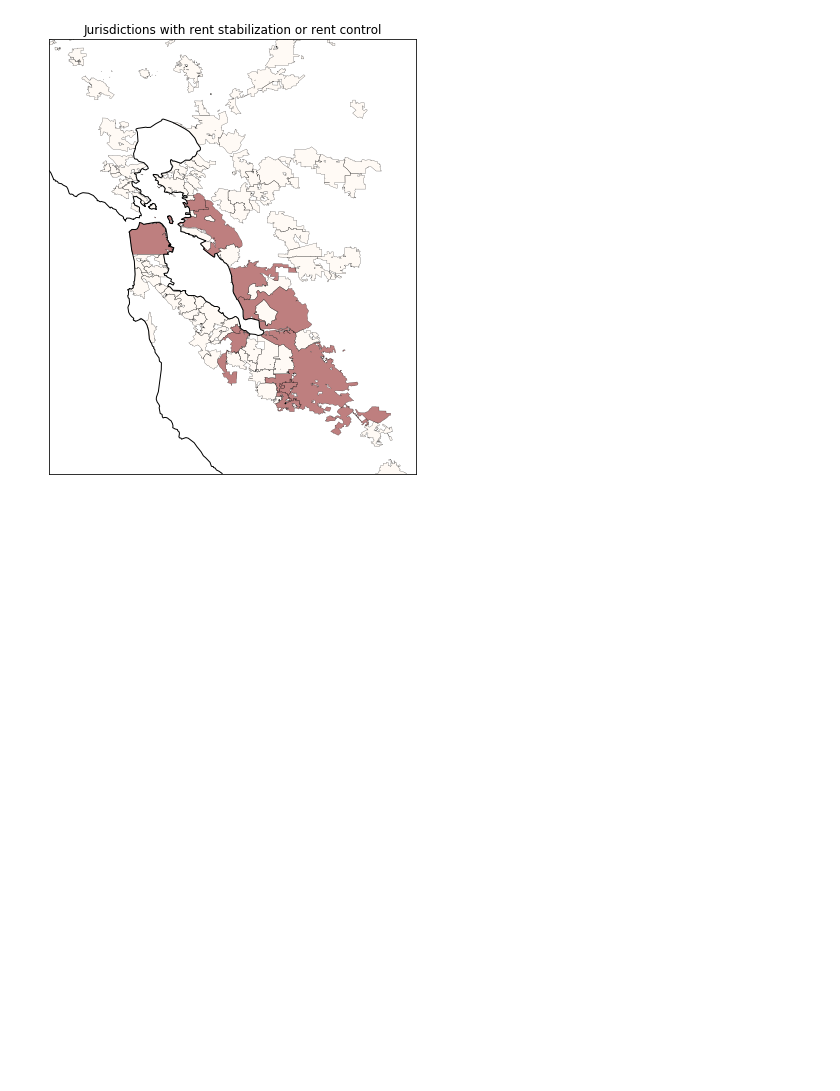
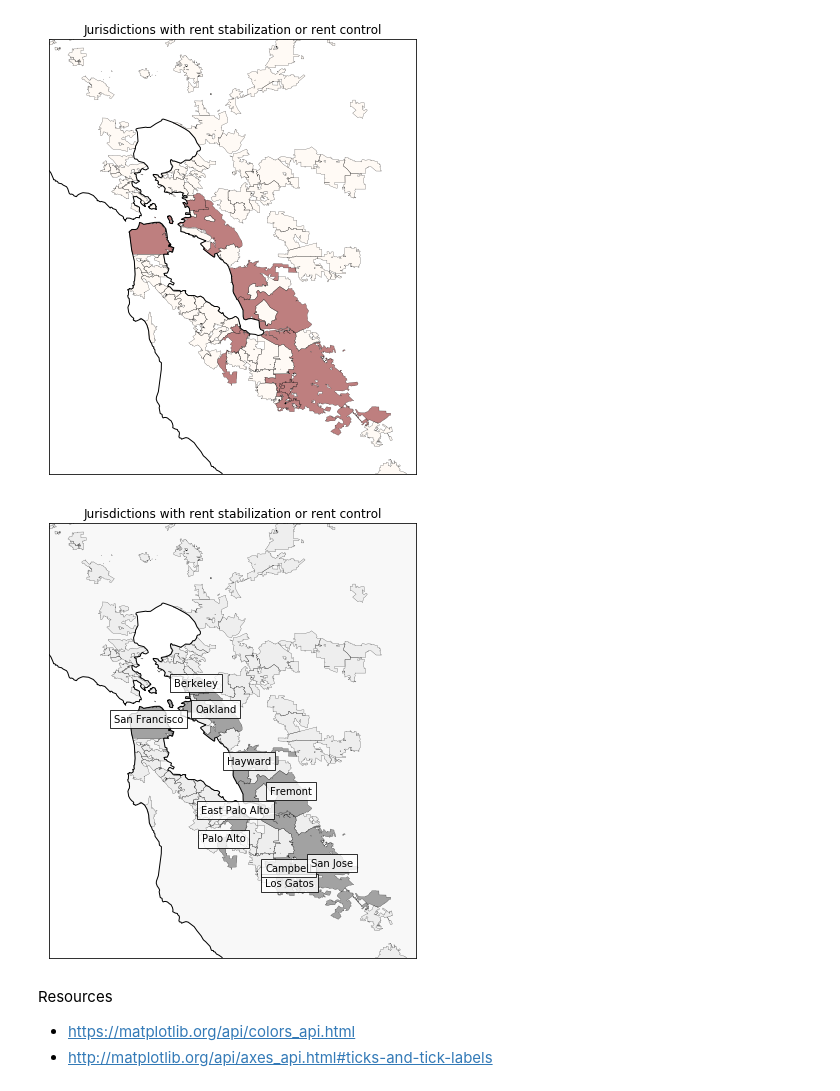
Before and after one commit to ual/displacement-chapter-replication, a Jupyter notebook: notebooks/Maps.ipynb, the cells around one changed output. Cells and saved outputs as stored; diff of their text form; code cells hidden in the pictures; blank space fills up the shorter version.

Commit message:
Updating rent control map

```diff
--- a/notebooks/Maps.ipynb
+++ b/notebooks/Maps.ipynb
@@ -54,3 +54,33 @@ plt.show()
 [figure]
 # %%
 fig.savefig('../output/map-rent-control.pdf')
+# %%
+# Generate points for labels
+policies['coords'] = policies['geometry'].apply(lambda x: x.representative_point().coords[:])
+policies['coords'] = [coords[0] for coords in policies['coords']]
+# %%
+# Divide data into layers for mapping
+policy_no = policies.loc[policies.inv_stabil == 0]
+policy_yes = policies.loc[policies.inv_stabil == 1]
+# %%
+fig, ax = plt.subplots()
+ax.set_aspect(1.1)
+ax.set_xlim((-122.8, -121.5))
+ax.set_ylim((37, 38.4))
+plt.title("Jurisdictions with rent stabilization or rent control")
+
+states.plot(ax=ax, color=(0.95,0.95,0.95), edgecolor='black')
+policy_no.plot(ax=ax, column='inv_stabil', color=(0.9,0.9,0.9), linewidth=0.2)
+policy_yes.plot(ax=ax, column='inv_stabil', color=(0.3,0.3,0.3), linewidth=0.2)
+
+for idx, row in policy_yes.iterrows():
+    plt.annotate(s=row.NAME, xy=row.coords, horizontalalignment='center',
+                 bbox=dict(facecolor='white', alpha=0.8))
+
+ax.set_xticks([])
+ax.set_xticklabels('')
+ax.set_yticks([])
+ax.set_yticklabels('')
+plt.show()
+# %% [output]
+[figure, added]
@@ -56,0 +89,4 @@ fig.savefig('../output/map-rent-control.pdf')
+# %% [markdown]
+Resources
+- https://matplotlib.org/api/colors_api.html
+- http://matplotlib.org/api/axes_api.html#ticks-and-tick-labels
```
Also changed, not shown: parts of 1 cell of this notebook, 3 other files.
